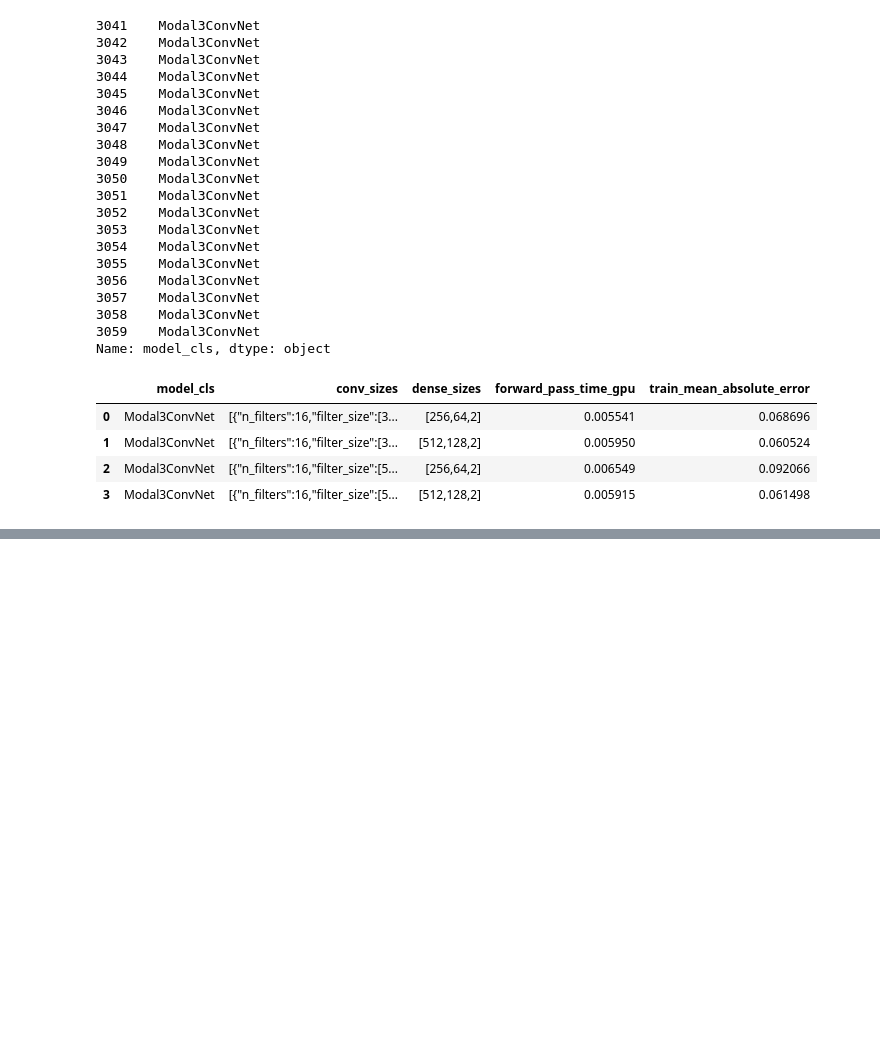
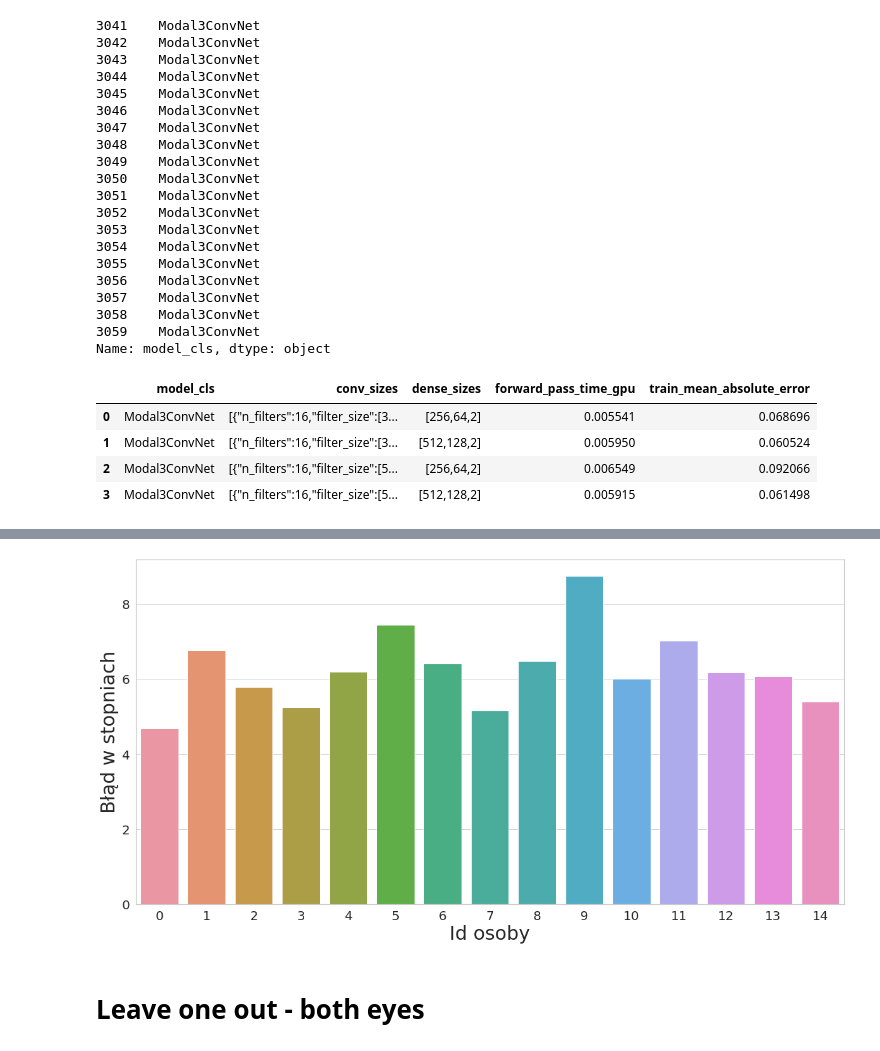
Before and after one commit to lukaszsus/gaze-estimation, a Jupyter notebook: notebooks/results_to_raport.ipynb, the cells around one changed output, grey strips where cells are left out. Cells and saved outputs as stored; diff of their text form; code cells hidden in the pictures; blank space fills up the shorter version.

```diff
--- a/notebooks/results_to_raport.ipynb
+++ b/notebooks/results_to_raport.ipynb
@@ -281,0 +330,11 @@ df_time
+# %%
+mean_df = mpiigaze_one_eye_leave_one_out.groupby(["Warstwy w pełni połączone", "Dropout"], as_index=False).mean()
+mean_df = mean_df.sort_values("Błąd w stopniach (min.)")
+mean_df = mean_df[mpiigaze_one_eye_leave_one_out.columns]
+mean_df["Id osoby"] = ["średnia"] * len(mean_df)
+# %%
+mpiigaze_one_eye_leave_one_out = mpiigaze_one_eye_leave_one_out.append(mean_df, ignore_index=True)
+# %%
+mpiigaze_one_eye_leave_one_out = mpiigaze_one_eye_leave_one_out.round({"Błąd w stopniach (min.)": 2,
+                                                                      "Błąd w stopniach (najlepszy model)": 2})
+mpiigaze_one_eye_leave_one_out
@@ -281,0 +363,19 @@ df_time
+# %%
+def bar_plot_leave_one_out(df, x_col, y_col, file_name='one_eye_leave_one_out.png',
+                          y_label="Błąd w stopniach"):
+    plt.figure(figsize=(20, 10))
+    sns.set(style="whitegrid")
+    ax = sns.barplot(x=x_col, y=y_col, data=df)
+    ax.set_xlabel("Id osoby", fontsize=30)
+    ax.set_ylabel(y_label, fontsize=30)
+    ax.tick_params(axis='x', labelsize=20)
+    ax.tick_params(axis='y', labelsize=20)
+    plt.savefig(os.path.join(FOR_THESIS_DIR, file_name))
+# %%
+bar_plot_leave_one_out(mpiigaze_one_eye_leave_one_out.iloc[:15, :], x_col="Id osoby",
+                        y_col="Błąd w stopniach (najlepszy model)",
+                        file_name='one_eye_leave_one_out.png')
+# %% [output]
+[figure, added]
+# %% [markdown]
+# Leave one out - both eyes
```
Also changed, not shown: parts of 35 cells of this notebook, 10 other files.
